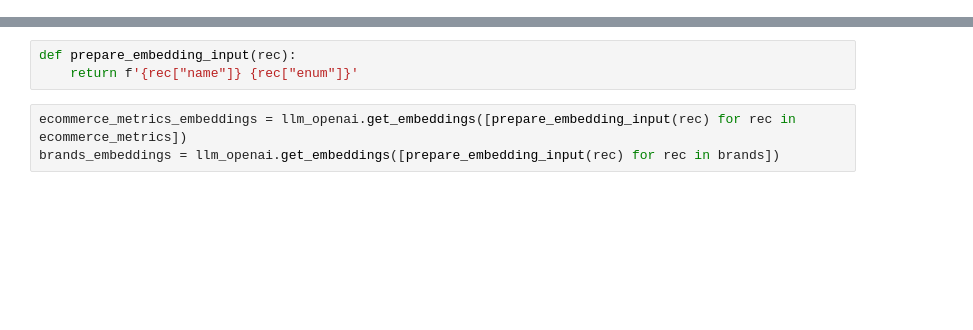
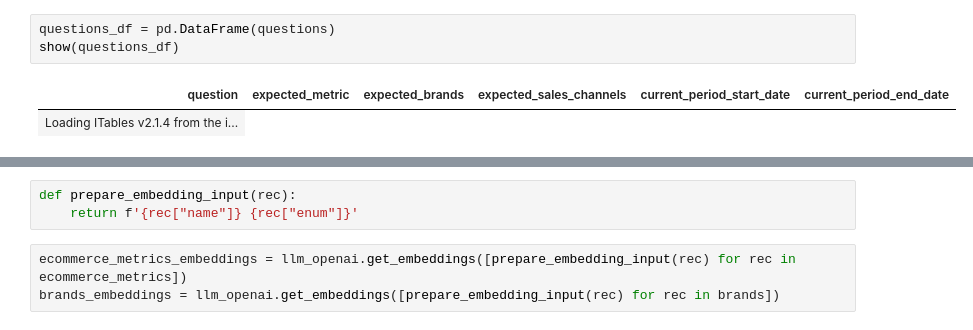
Before and after one commit to DrChrisLevy/DrChrisLevy.github.io, a Jupyter notebook: posts/anthropic/anthropic.ipynb, the cells around one changed output, grey strips where cells are left out. Drawn from its saved outputs; the diff is of its cells as text; blank space fills up the shorter version.

```diff
--- a/posts/anthropic/anthropic.ipynb
+++ b/posts/anthropic/anthropic.ipynb
@@ -28,0 +84,6 @@ import numpy as np
+# %%
+questions_df = pd.DataFrame(questions)
+show(questions_df)
+# %% [output]
+| question | expected_metric | expected_brands | expected_sales_channels | current_period_start_date | current_period_end_date |
+| Loading ITables v2.1.4 from the i... |
```
Also changed, not shown: parts of 48 cells of this notebook.
